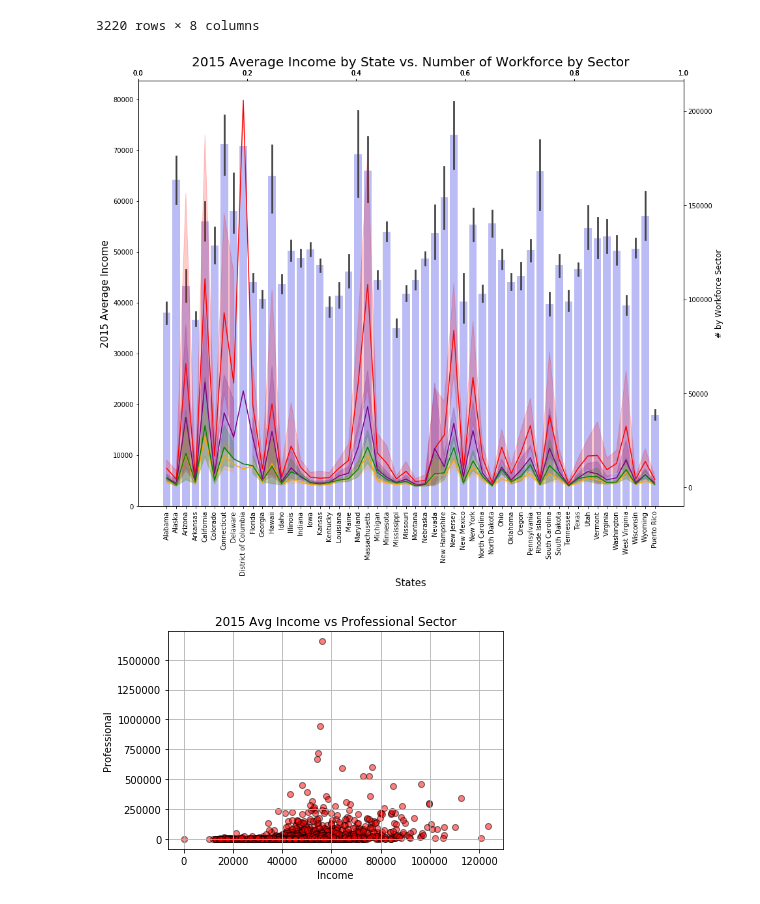
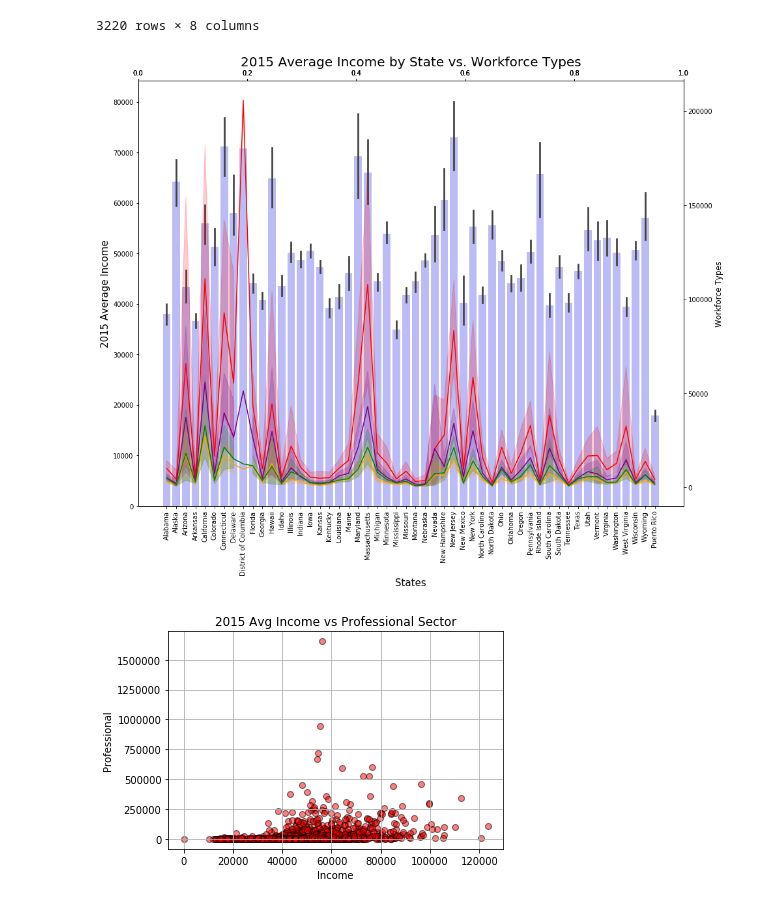
Before and after one commit to charlim26/censusproject, a Jupyter notebook: 2015_state_data_results.ipynb, the cells around one changed output. Saved outputs shown, nothing was run; the diff lists cells and outputs as text; code cells hidden in the pictures.

Commit message:
Final Graphs

```diff
--- a/2015_state_data_results.ipynb
+++ b/2015_state_data_results.ipynb
@@ -125,36 +125,36 @@ sectors
 # %%
 # Combo chart
 fig, ax = plt.subplots(figsize=(15,12))
 data = sectors
 
-ax.set_title('2015 Average Income by State vs. Number of Workforce by Sector', fontsize=20)
+ax.set_title('2015 Average Income by State vs. Workforce Types', fontsize=20)
 ax = sns.barplot(x='State', y='Income', data = data, color='blue', alpha=.3)
 
 ax2 = ax.twinx()
 color1 = 'red'
 sns.lineplot(x='State', y='Professional', data = data, ax=ax2, color=color1,alpha=1.0)
 
 ax3 = ax.twiny()
 color2 = 'purple'
 sns.lineplot(x='State', y='Service', data = data, ax=ax2, color=color2,alpha=1.0)
 
 ax4 = ax.twiny()
 color3 = 'orange'
 sns.lineplot(x='State', y='Construction', data = data, ax=ax2, color=color3,alpha=1.0)
 
 ax5 = ax.twiny()
 color4 = 'green'
 sns.lineplot(x='State', y='Production', data = data, ax=ax2, color=color4,alpha=1.0)
 
 ax.set_xlabel('States', fontsize=15)
 ax.set_ylabel('2015 Average Income', fontsize=15)
 ax.set_xticklabels(ax.get_xticklabels(), rotation=90)
 
-ax2.set_ylabel('# by Workforce Sector', fontsize=12)
-plt.savefig("png_folder/2015 Average Income by State vs. Number of Workforce by Sector.png")
+ax2.set_ylabel('Workforce Types', fontsize=12)
+plt.savefig("png_folder/2015 Average Income by State vs. Workforce Types.png")
 plt.show()
 # %% [output]
-[figure, old version]
+[figure, new version]
 # %%
 plt.scatter(census_state_results["Income"],census_state_results["Professional"], marker="o", facecolors="red", edgecolors="black",alpha=0.5)
 plt.xlabel("Income")
```
Also changed, not shown: 4 other files.
